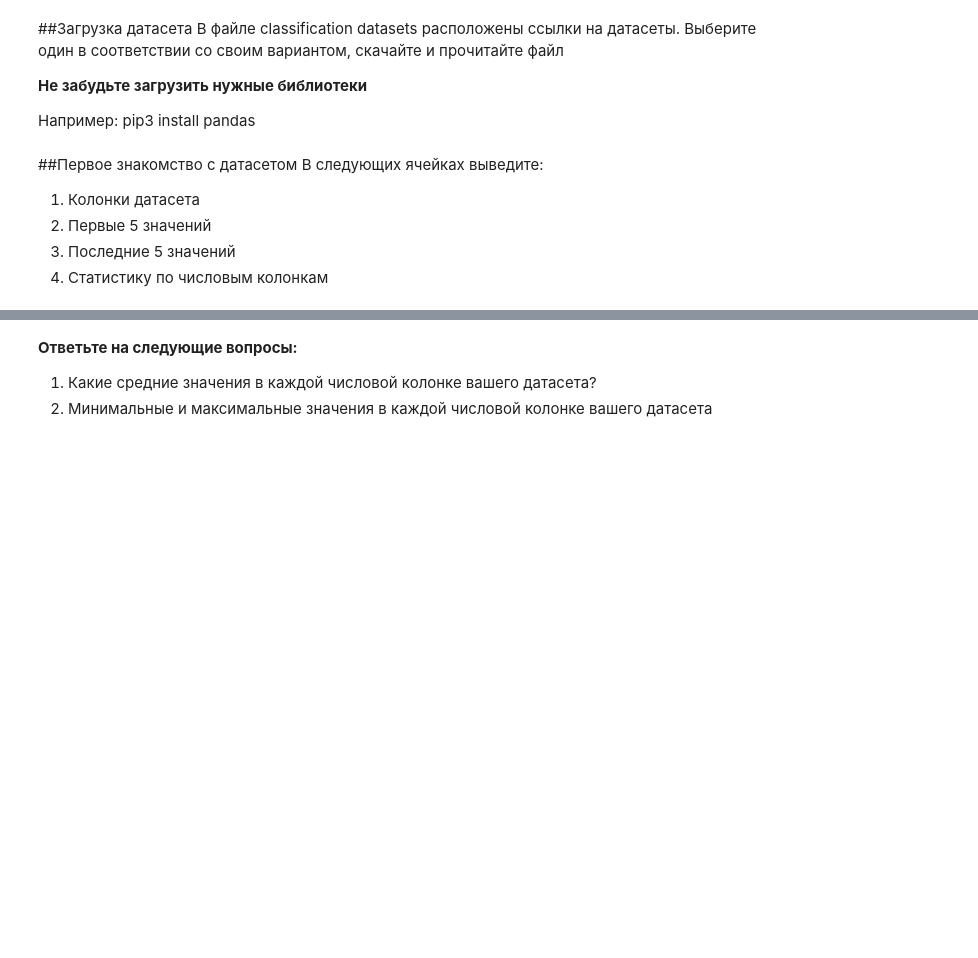
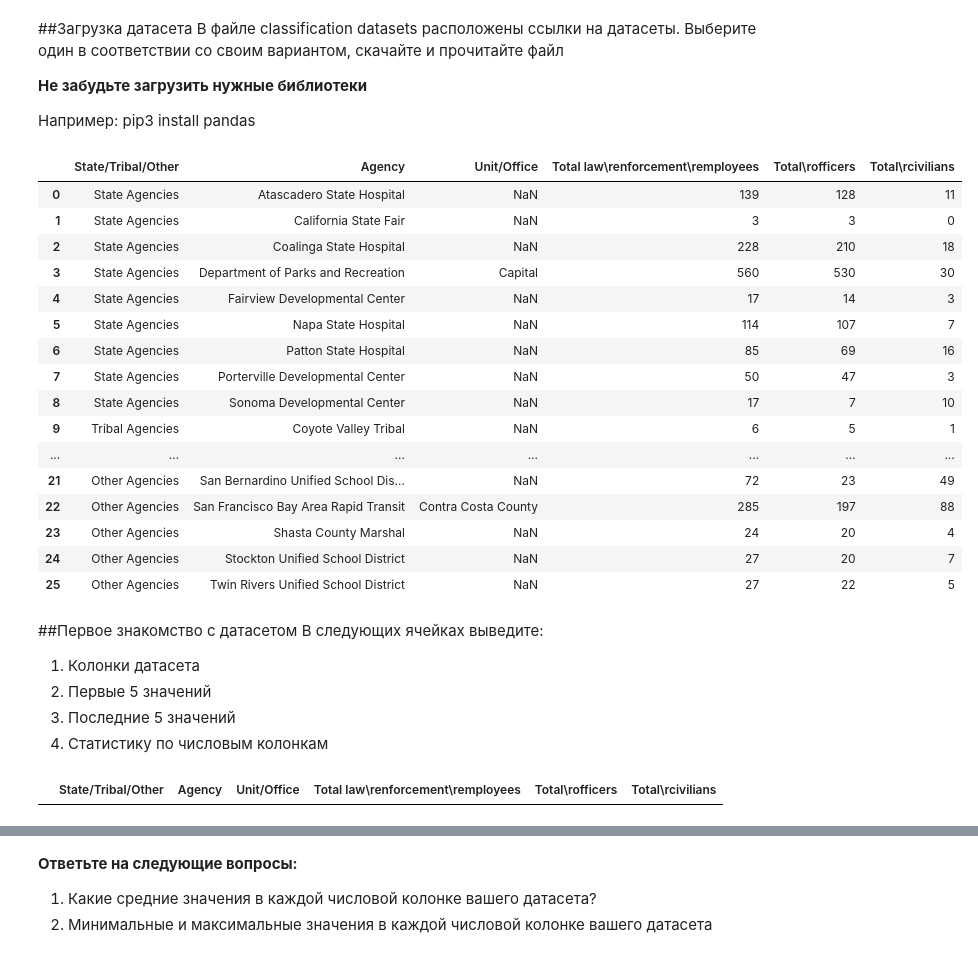
Before and after one commit to Dev-Atom42/MachineLearning-Calobaratory, a Jupyter notebook: Задание_1.ipynb, the cells around one changed output, grey strips where cells are left out. Drawn from its saved outputs; the diff is of its cells as text; code cells hidden in the pictures; blank space fills up the shorter version.

```diff
--- a/Задание_1.ipynb
+++ b/Задание_1.ipynb
@@ -17,3 +14,24 @@ df
+# %%
+df = pd.read_csv("/content/ca_law_enforcement_by_agency.csv")
+df
+# %% [output]
+|  | State/Tribal/Other | Agency | Unit/Office | Total law\renforcement\remployees | Total\rofficers | Total\rcivilians |
+| 0 | State Agencies | Atascadero State Hospital | NaN | 139 | 128 | 11 |
+| 1 | State Agencies | California State Fair | NaN | 3 | 3 | 0 |
+| 2 | State Agencies | Coalinga State Hospital | NaN | 228 | 210 | 18 |
+| 3 | State Agencies | Department of Parks and Recreation | Capital | 560 | 530 | 30 |
+| 4 | State Agencies | Fairview Developmental Center | NaN | 17 | 14 | 3 |
+| 5 | State Agencies | Napa State Hospital | NaN | 114 | 107 | 7 |
+| 6 | State Agencies | Patton State Hospital | NaN | 85 | 69 | 16 |
+| 7 | State Agencies | Porterville Developmental Center | NaN | 50 | 47 | 3 |
+| 8 | State Agencies | Sonoma Developmental Center | NaN | 17 | 7 | 10 |
+| 9 | Tribal Agencies | Coyote Valley Tribal | NaN | 6 | 5 | 1 |
+| ... | ... | ... | ... | ... | ... | ... |
+| 21 | Other Agencies | San Bernardino Unified School Dis... | NaN | 72 | 23 | 49 |
+| 22 | Other Agencies | San Francisco Bay Area Rapid Transit | Contra Costa County | 285 | 197 | 88 |
+| 23 | Other Agencies | Shasta County Marshal | NaN | 24 | 20 | 4 |
+| 24 | Other Agencies | Stockton Unified School District | NaN | 27 | 20 | 7 |
+| 25 | Other Agencies | Twin Rivers Unified School District | NaN | 27 | 22 | 5 |
 # %% [markdown]
 ##Первое знакомство с датасетом
 В следующих ячейках выведите:
@@ -25,5 +43,9 @@ df
 4.   Статистику по числовым колонкам
 # %%
 #Колонки
+df.columns
+df.iloc[[]]
+# %% [output]
+|  | State/Tribal/Other | Agency | Unit/Office | Total law\renforcement\remployees | Total\rofficers | Total\rcivilians |
 # %%
 #Первые 5 значений
```
Also changed, not shown: parts of 15 cells of this notebook.
